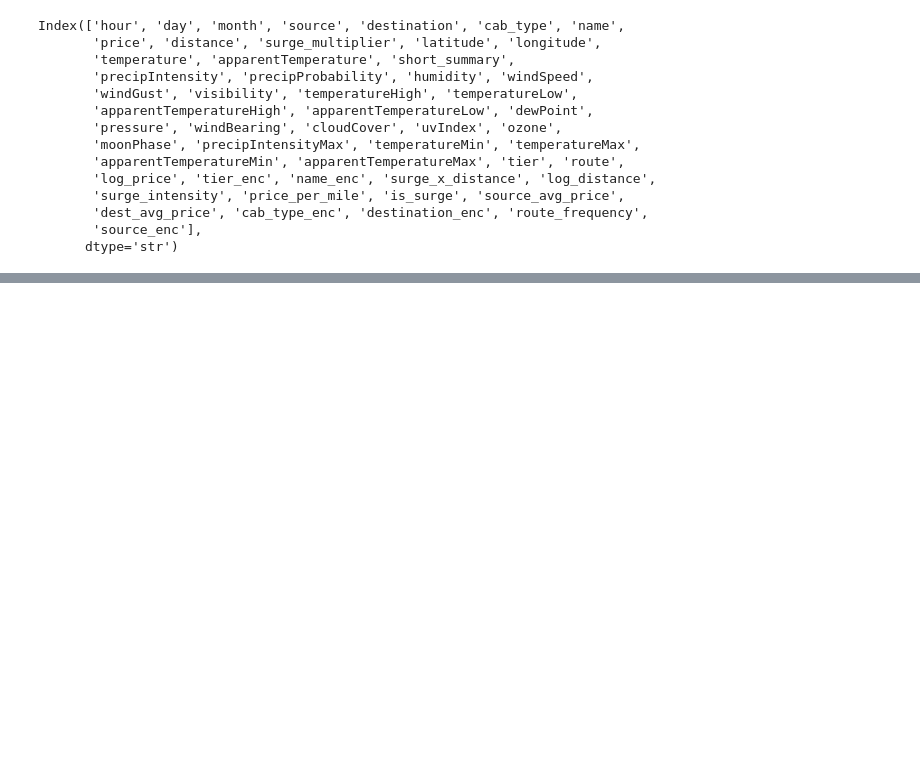
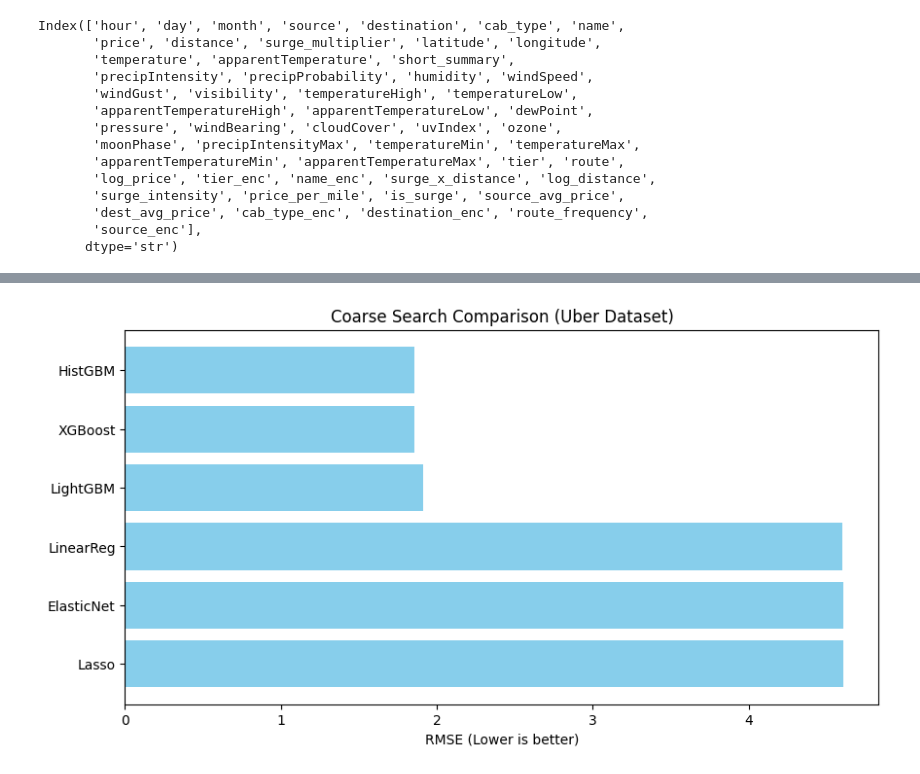
Before and after one commit to Bobbie-CPE38/cpe232-final-project, a Jupyter notebook: notebooks/train_model.ipynb, the cells around one changed output, grey strips where cells are left out. Saved outputs shown, nothing was run; the diff lists cells and outputs as text; code cells hidden in the pictures; blank space fills up the shorter version.

```diff
--- a/notebooks/train_model.ipynb
+++ b/notebooks/train_model.ipynb
@@ -83,0 +103,5 @@ Index(['surge_multiplier', 'tier_enc', 'name_enc', 'surge_x_distance',
+# %%
+df_uber = df[df['cab_type'] == 'Uber'].copy().reset_index(drop=True)
+df_lyft = df[df['cab_type'] == 'Lyft'].copy().reset_index(drop=True)
+
+print(f"Uber: {len(df_uber):,} rows | Lyft: {len(df_lyft):,} rows | Total: {len(df):,} rows")
@@ -84,3 +130,9 @@ Index(['surge_multiplier', 'tier_enc', 'name_enc', 'surge_x_distance',
+# %%
+X_tr_uber, X_te_uber, y_tr_uber, y_te_uber, enc_uber = make_split(df_uber)
+X_tr_lyft, X_te_lyft, y_tr_lyft, y_te_lyft, enc_lyft = make_split(df_lyft)
+
+# Combined — stratify ด้วย cab_type แทน
+X_tr_all, X_te_all, y_tr_all, y_te_all, enc_all = make_split(df, stratify_col='cab_type')
 # %%
 # Baseline
 # Linear Models แก้ Overfit ด้วย Regularization
@@ -88,7 +140,7 @@ Index(['surge_multiplier', 'tier_enc', 'name_enc', 'surge_x_distance',
 # HistGradientBoosting
 # LightGBM
 
-model_configs = [
+coarse_configs = [
     {
         'name': 'LinearReg',
         'model': LinearRegression(),
@@ -136,5 +188,11 @@ model_configs = [
         }
     }
 ]
+# %%
+datasets = {
+    'Uber':     (X_tr_uber, y_tr_uber),
+    'Lyft':     (X_tr_lyft, y_tr_lyft),
+    'Combined': (X_tr_all,  y_tr_all),
+}
 # %%
 # Coarse Search
@@ -183,0 +243,16 @@ LightGBM     | 0.8053       | {'num_leaves': 31, 'n_estimators': 200, 'max_depth
+# %%
+# แปลงเป็น DataFrame (คราวนี้จะมีคอลัมน์ Dataset, Model, RMSE ชัดเจน)
+res_df = pd.DataFrame(coarse_results)
+
+# 💡 เนื่องจากตอนนี้เรามีหลาย Dataset (Uber, Lyft, Combined)
+# การพล็อตกราฟแท่งรวมกันทั้งหมดอาจจะดูยาก เราจึงขอเลือกพล็อตเฉพาะ 'Combined' เป็นตัวอย่าง
+res_plot = res_df[res_df['Dataset'] == 'Uber'].sort_values('RMSE')
+
+plt.figure(figsize=(10, 5))
+plt.barh(res_plot['Model'], res_plot['RMSE'], color='skyblue')
+plt.xlabel('RMSE (Lower is better)')
+plt.title('Coarse Search Comparison (Uber Dataset)')
+plt.gca().invert_yaxis()
+plt.show()
+# %% [output]
+[figure, added]
```
Also changed, not shown: parts of 22 cells of this notebook, 9 other files.
